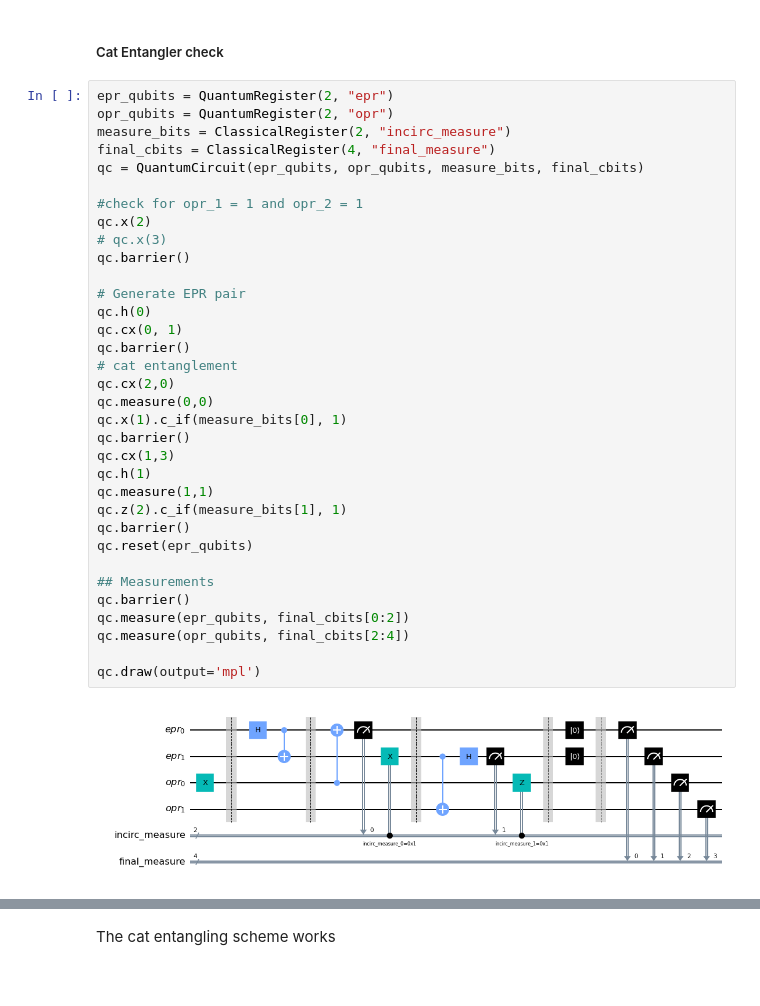
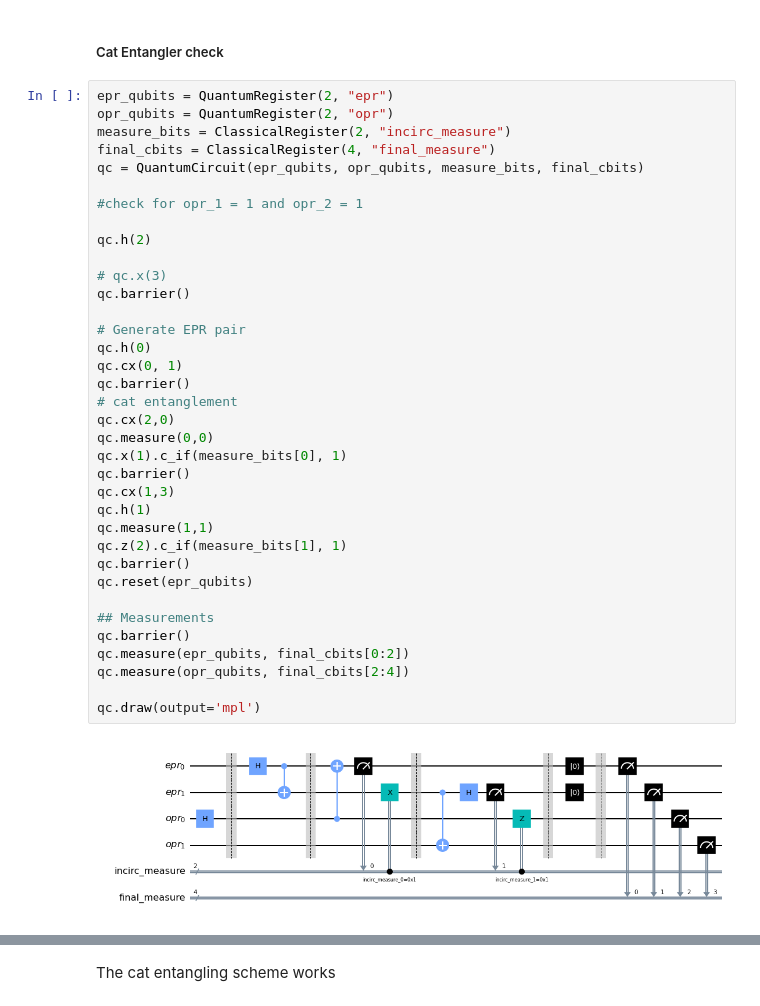
Before and after one commit to Interlin-q/diskit, a Jupyter notebook: distributed_qiskit/LayerByLayer.ipynb, the cells around one changed output, grey strips where cells are left out. Saved outputs shown, nothing was run; the diff lists cells and outputs as text.

```diff
--- a/distributed_qiskit/LayerByLayer.ipynb
+++ b/distributed_qiskit/LayerByLayer.ipynb
@@ -164,35 +170,37 @@ measure_bits = ClassicalRegister(2, "incirc_measure")
 final_cbits = ClassicalRegister(4, "final_measure")
 qc = QuantumCircuit(epr_qubits, opr_qubits, measure_bits, final_cbits)
 
 #check for opr_1 = 1 and opr_2 = 1
-qc.x(2)
+
+qc.h(2)
+
 # qc.x(3)
 qc.barrier()
 
 # Generate EPR pair
 qc.h(0)
 qc.cx(0, 1)
 qc.barrier()
 # cat entanglement
 qc.cx(2,0)
 qc.measure(0,0)
 qc.x(1).c_if(measure_bits[0], 1)
 qc.barrier()
 qc.cx(1,3)
 qc.h(1)
 qc.measure(1,1)
 qc.z(2).c_if(measure_bits[1], 1)
 qc.barrier()
 qc.reset(epr_qubits)
 
 ## Measurements
 qc.barrier()
 qc.measure(epr_qubits, final_cbits[0:2])
 qc.measure(opr_qubits, final_cbits[2:4])
 
 qc.draw(output='mpl')
 # %% [output]
-[figure, old version]
+[figure, new version]
 # %%
 # run circuits on qasm simulator
 sim_count = measure_sim(qc=qc)
```
Also changed, not shown: parts of 30 cells of this notebook, 2 other files.
